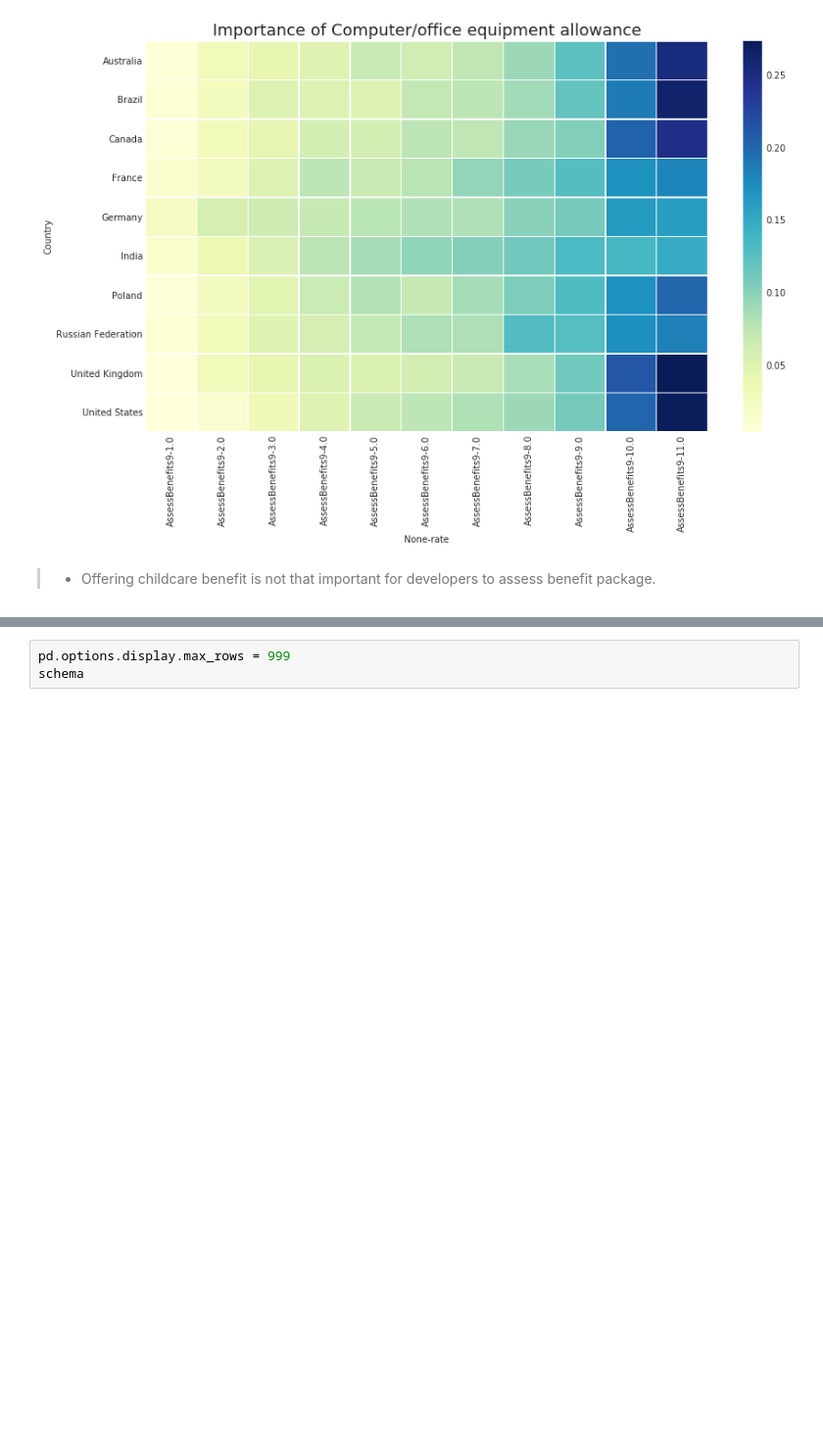
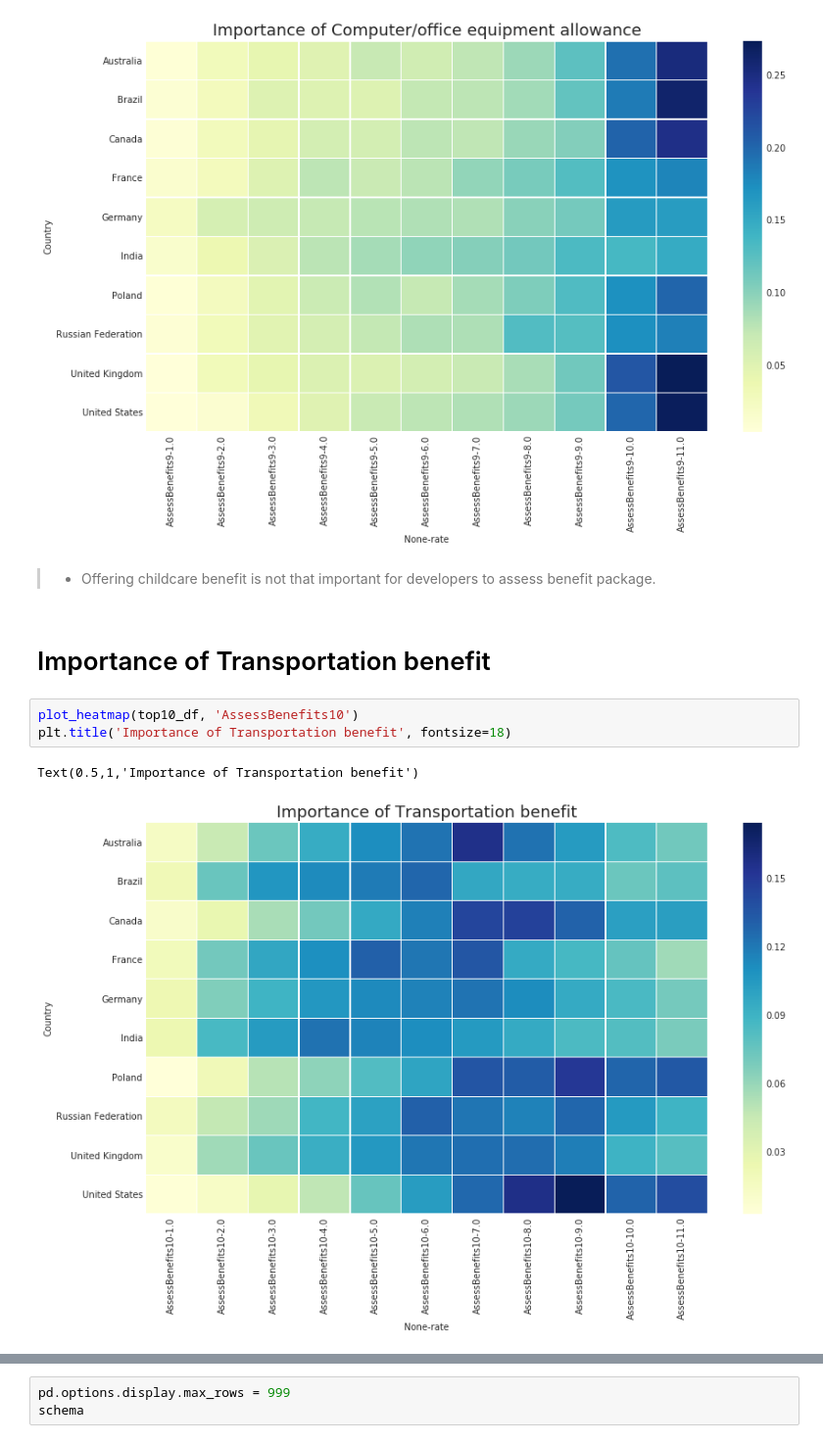
Before and after one commit to djaballah/Stack-Overflow-2018-Developer-Survey-Analysis, a Jupyter notebook: Simple Eda.ipynb, the cells around one changed output, grey strips where cells are left out. Shown at 98% size. Cells and saved outputs as stored; diff of their text form; blank space fills up the shorter version.

Commit message:
Analyzing the importance of transportation benefits

```diff
--- a/Simple Eda.ipynb
+++ b/Simple Eda.ipynb
@@ -456,3 +456,11 @@ Text(0.5,1,'Importance of Computer/office equipment allowance')
 [figure]
 # %% [markdown]
 > * Offering childcare benefit is not that important for developers to assess benefit package.
+# %% [markdown]
+# Importance of Transportation benefit
+# %%
+plot_heatmap(top10_df, 'AssessBenefits10')
+plt.title('Importance of Transportation benefit', fontsize=18)
+# %% [output]
+Text(0.5,1,'Importance of Transportation benefit')
+[figure, added]
```
Also changed, not shown: parts of 3 cells of this notebook.
